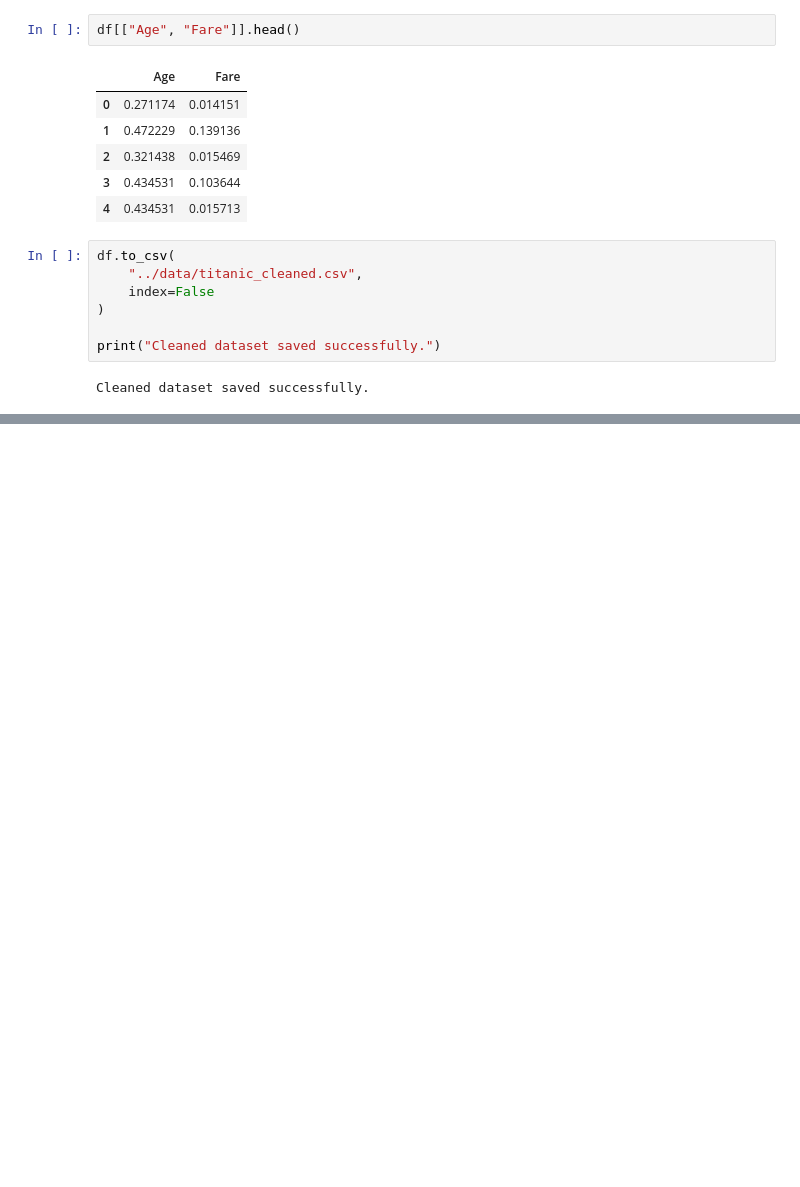
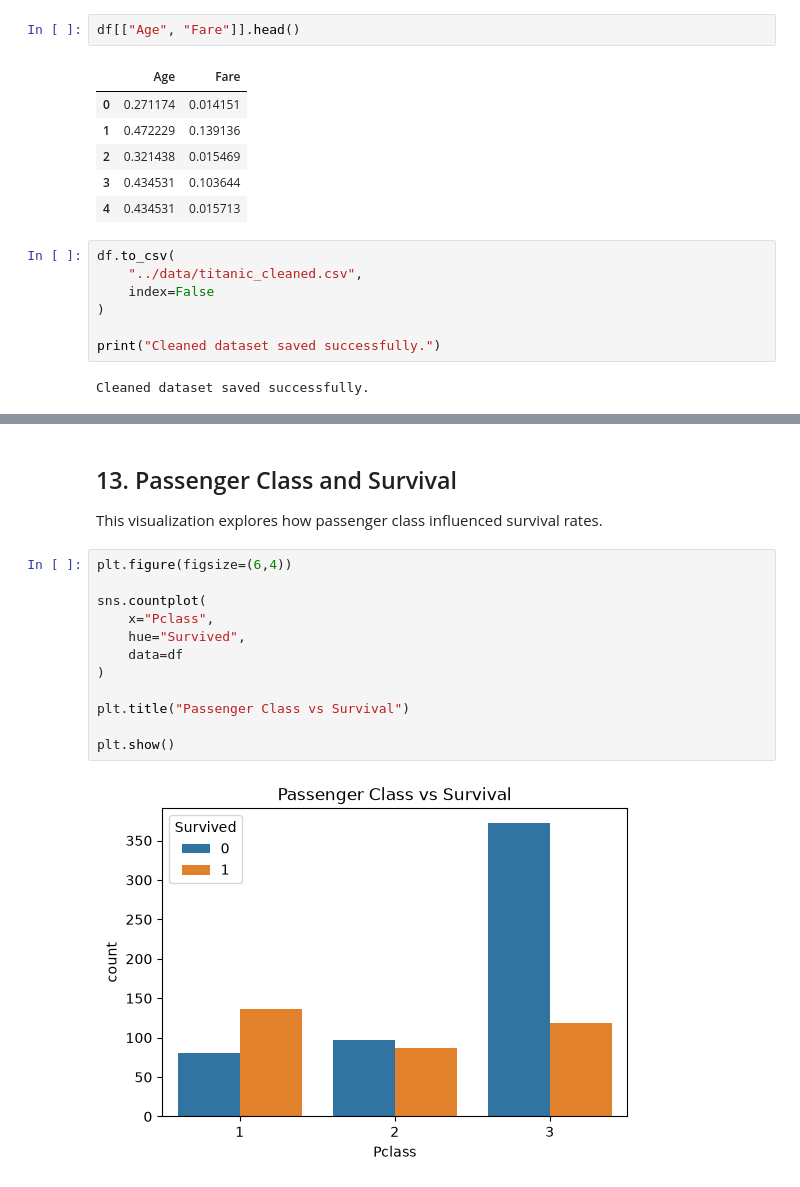
Before and after one commit to heydhwani/Assignment_2, a Jupyter notebook: notebooks/titanic_analysis.ipynb, the cells around one changed output, grey strips where cells are left out. Saved outputs shown, nothing was run; the diff lists cells and outputs as text; blank space fills up the shorter version.

```diff
--- a/notebooks/titanic_analysis.ipynb
+++ b/notebooks/titanic_analysis.ipynb
@@ -243,0 +279,18 @@ Cleaned dataset saved successfully.
+# %% [markdown]
+## 13. Passenger Class and Survival
+
+This visualization explores how passenger class influenced survival rates.
+# %%
+plt.figure(figsize=(6,4))
+
+sns.countplot(
+    x="Pclass",
+    hue="Survived",
+    data=df
+)
+
+plt.title("Passenger Class vs Survival")
+
+plt.show()
+# %% [output]
+[figure, added]
```
Also changed, not shown: parts of 9 cells of this notebook.
